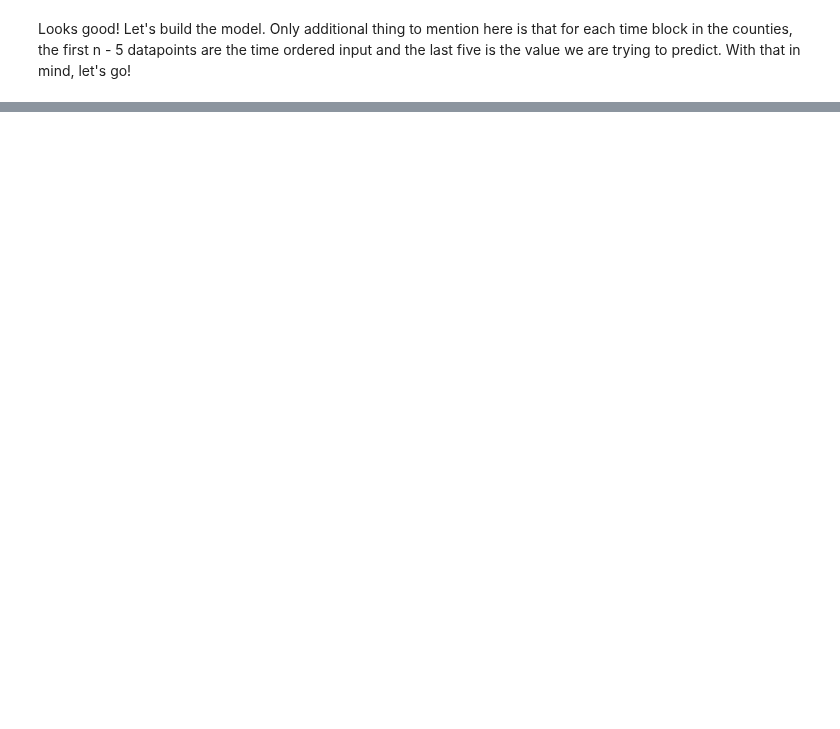
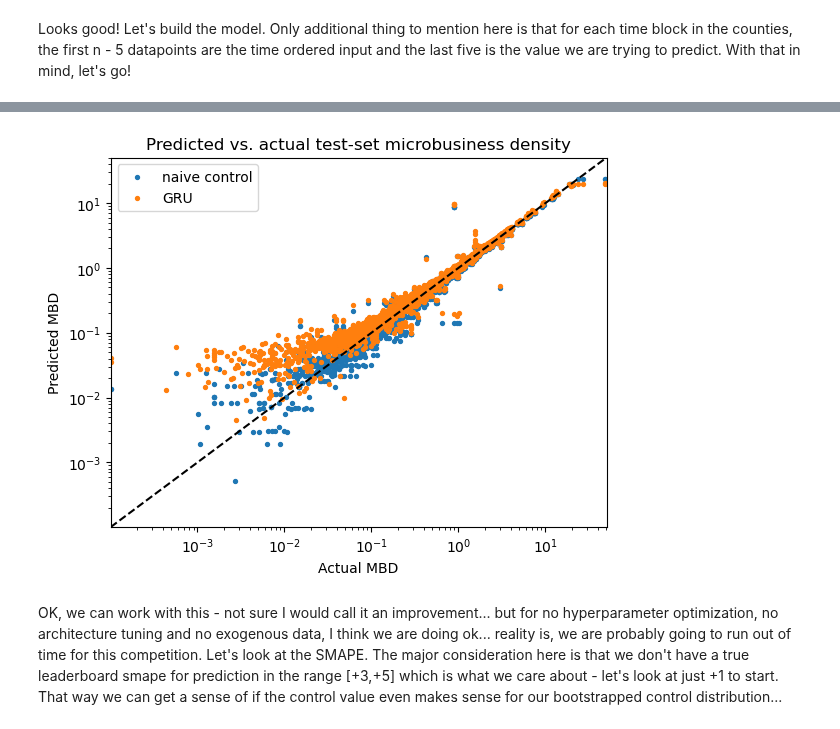
Before and after one commit to gperdrizet/kaggle_microbusiness, a Jupyter notebook: notebooks/15.1-GRU_model_testing.ipynb, the cells around one changed output, grey strips where cells are left out. Drawn from its saved outputs; the diff is of its cells as text; code cells hidden in the pictures; blank space fills up the shorter version.

```diff
--- a/notebooks/15.1-GRU_model_testing.ipynb
+++ b/notebooks/15.1-GRU_model_testing.ipynb
@@ -575,0 +299,49 @@ plt.show()
+# %%
+# Make naive, carry-forward predictions for the test set.
+
+control_testing_prediction_values = datasets['testing'][:,:,-6,0]
+GRU_testing_prediction_values = predictions['testing_predictions']
+testing_prediction_targets = predictions['testing_targets'][:,0,:,0]
+
+expanded_control_testing_prediction_values = []
+
+for i in range(control_testing_prediction_values.shape[0]):
+    prediction_value = control_testing_prediction_values[i][0]
+    expanded_control_testing_prediction_values.append([prediction_value] * params.forecast_horizon)
+
+expanded_control_testing_prediction_values = np.array(expanded_control_testing_prediction_values)
+# %%
+# Plot predicted vs actual MBD values for testing set by the forecast horizon index
+point_size = 8
+plt.scatter(testing_prediction_targets, expanded_control_testing_prediction_values, s=point_size, label='naive control')
+plt.scatter(testing_prediction_targets, GRU_testing_prediction_values, s=point_size, label='GRU')
+
+# Set common axis limits
+data_pool = list(predictions['testing_targets'].flatten()) + list(predictions['testing_predictions'].flatten())
+trimmed_data_pool = [i for i in data_pool if i > 0]
+
+plot_max = max(trimmed_data_pool)
+plot_min = min(trimmed_data_pool)
+
+plt.xlim([plot_min, plot_max])
+plt.ylim([plot_min, plot_max])
+
+# Set log10 scales
+plt.xscale('log')
+plt.yscale('log')
+
+# Add y=x line
+plt.axline((plot_min, plot_min), (plot_max, plot_max), color='black', linestyle='dashed')
+
+# Add in a title and axes labels
+plt.title('Predicted vs. actual test-set microbusiness density')
+plt.xlabel('Actual MBD')
+plt.ylabel('Predicted MBD')
+
+# Display the plot
+plt.legend(loc='best')
+plt.show()
+# %% [output]
+[figure, added]
+# %% [markdown]
+OK, we can work with this - not sure I would call it an improvement... but for no hyperparameter optimization, no architecture tuning and no exogenous data, I think we are doing ok... reality is, we are probably going to run out of time for this competition. Let's look at the SMAPE. The major consideration here is that we don't have a true leaderboard smape for prediction in the range [+3,+5] which is what we care about - let's look at just +1 to start. That way we can get a sense of if the control value even makes sense for our bootstrapped control distribution...
```
Also changed, not shown: parts of 31 cells of this notebook, 2 other files.
